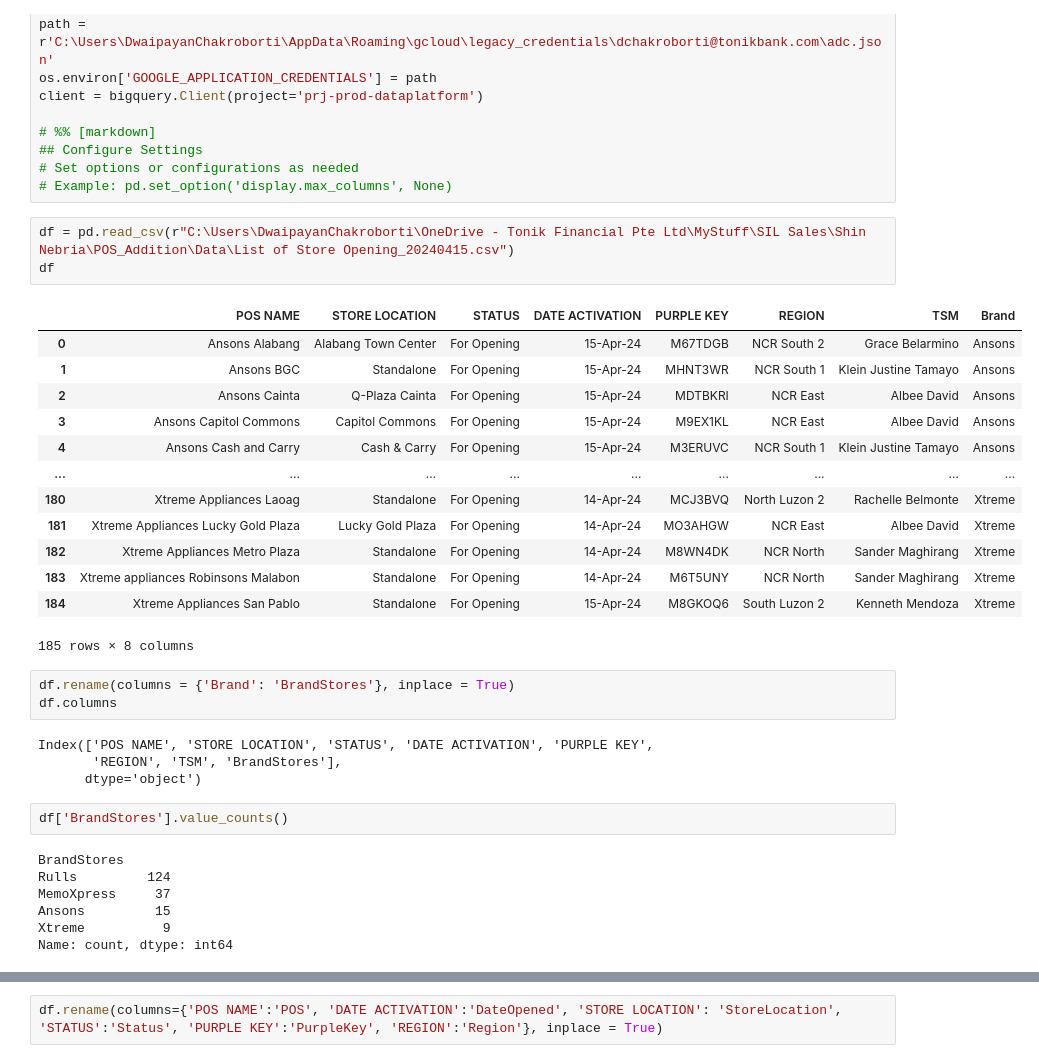
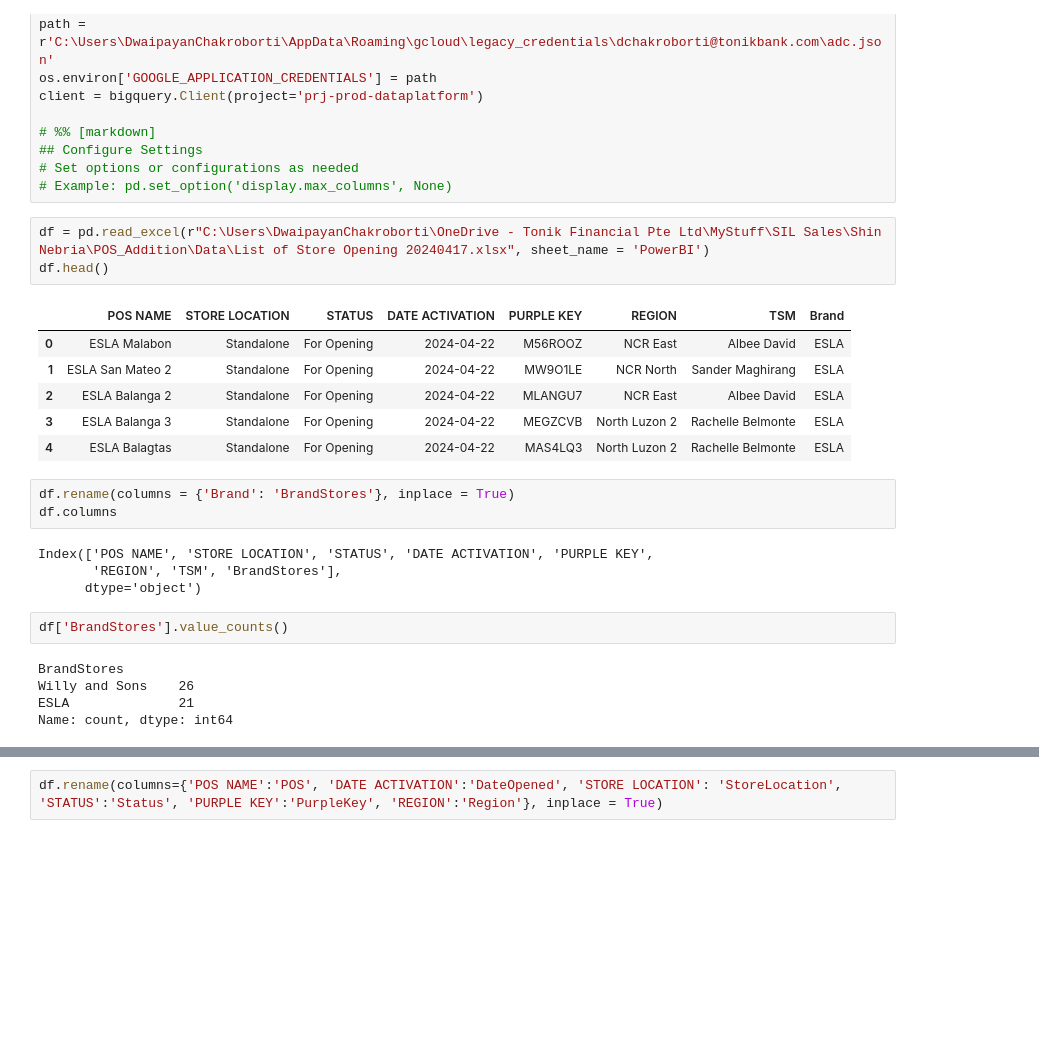
Before and after one commit to dchakroborti-tonik/POS_Addition, a Jupyter notebook: Notebook/Pos_mapping_new.ipynb, the cells around one changed output, grey strips where cells are left out. Cells and saved outputs as stored; diff of their text form; blank space fills up the shorter version.

```diff
--- a/Notebook/Pos_mapping_new.ipynb
+++ b/Notebook/Pos_mapping_new.ipynb
@@ -24,22 +24,15 @@ client = bigquery.Client(project='prj-prod-dataplatform')
 # Set options or configurations as needed
 # Example: pd.set_option('display.max_columns', None)
 # %%
-df = pd.read_csv(r"C:\Users\DwaipayanChakroborti\OneDrive - Tonik Financial Pte Ltd\MyStuff\SIL Sales\Shin Nebria\POS_Addition\Data\List of Store Opening_20240415.csv")
-df
+df = pd.read_excel(r"C:\Users\DwaipayanChakroborti\OneDrive - Tonik Financial Pte Ltd\MyStuff\SIL Sales\Shin Nebria\POS_Addition\Data\List of Store Opening 20240417.xlsx", sheet_name = 'PowerBI')
+df.head()
 # %% [output]
 |  | POS NAME | STORE LOCATION | STATUS | DATE ACTIVATION | PURPLE KEY | REGION | TSM | Brand |
-| 0 | Ansons Alabang | Alabang Town Center | For Opening | 15-Apr-24 | M67TDGB | NCR South 2 | Grace Belarmino | Ansons |
-| 1 | Ansons BGC | Standalone | For Opening | 15-Apr-24 | MHNT3WR | NCR South 1 | Klein Justine Tamayo | Ansons |
-| 2 | Ansons Cainta | Q-Plaza Cainta | For Opening | 15-Apr-24 | MDTBKRI | NCR East | Albee David | Ansons |
-| 3 | Ansons Capitol Commons | Capitol Commons | For Opening | 15-Apr-24 | M9EX1KL | NCR East | Albee David | Ansons |
-| 4 | Ansons Cash and Carry | Cash & Carry | For Opening | 15-Apr-24 | M3ERUVC | NCR South 1 | Klein Justine Tamayo | Ansons |
-| ... | ... | ... | ... | ... | ... | ... | ... | ... |
-| 180 | Xtreme Appliances Laoag | Standalone | For Opening | 14-Apr-24 | MCJ3BVQ | North Luzon 2 | Rachelle Belmonte | Xtreme |
-| 181 | Xtreme Appliances Lucky Gold Plaza | Lucky Gold Plaza | For Opening | 14-Apr-24 | MO3AHGW | NCR East | Albee David | Xtreme |
-| 182 | Xtreme Appliances Metro Plaza | Standalone | For Opening | 14-Apr-24 | M8WN4DK | NCR North | Sander Maghirang | Xtreme |
-| 183 | Xtreme appliances Robinsons Malabon | Standalone | For Opening | 14-Apr-24 | M6T5UNY | NCR North | Sander Maghirang | Xtreme |
-| 184 | Xtreme Appliances San Pablo | Standalone | For Opening | 15-Apr-24 | M8GKOQ6 | South Luzon 2 | Kenneth Mendoza | Xtreme |
+| 0 | ESLA Malabon | Standalone | For Opening | 2024-04-22 | M56ROOZ | NCR East | Albee David | ESLA |
+| 1 | ESLA San Mateo 2 | Standalone | For Opening | 2024-04-22 | MW9O1LE | NCR North | Sander Maghirang | ESLA |
+| 2 | ESLA Balanga 2 | Standalone | For Opening | 2024-04-22 | MLANGU7 | NCR East | Albee David | ESLA |
+| 3 | ESLA Balanga 3 | Standalone | For Opening | 2024-04-22 | MEGZCVB | North Luzon 2 | Rachelle Belmonte | ESLA |
+| 4 | ESLA Balagtas | Standalone | For Opening | 2024-04-22 | MAS4LQ3 | North Luzon 2 | Rachelle Belmonte | ESLA |
-185 rows × 8 columns
 # %%
 df.rename(columns = {'Brand': 'BrandStores'}, inplace = True)
 df.columns
@@ -51,10 +44,8 @@ Index(['POS NAME', 'STORE LOCATION', 'STATUS', 'DATE ACTIVATION', 'PURPLE KEY',
 df['BrandStores'].value_counts()
 # %% [output]
 BrandStores
-Rulls         124
-MemoXpress     37
-Ansons         15
-Xtreme          9
+Willy and Sons    26
+ESLA              21
 Name: count, dtype: int64
 # %%
 df['PURPLE KEY'].value_counts()
```
Also changed, not shown: parts of 26 cells of this notebook, 4 other files.
